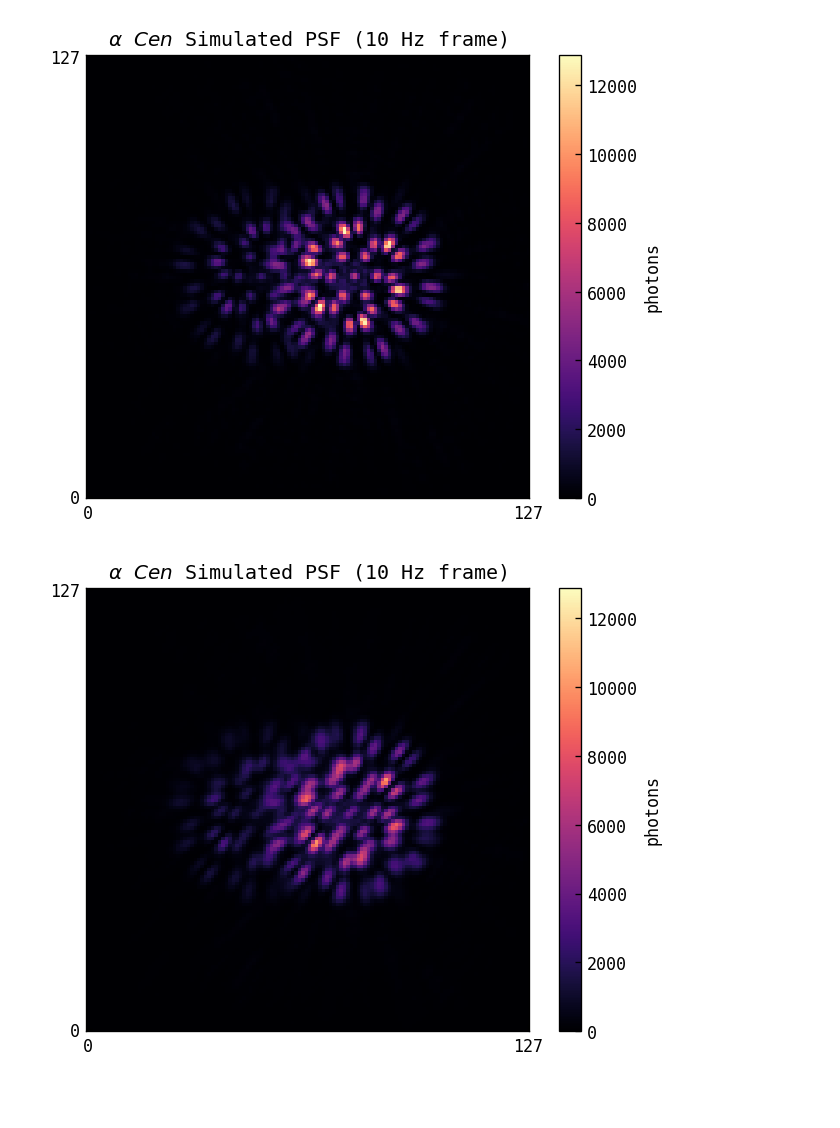
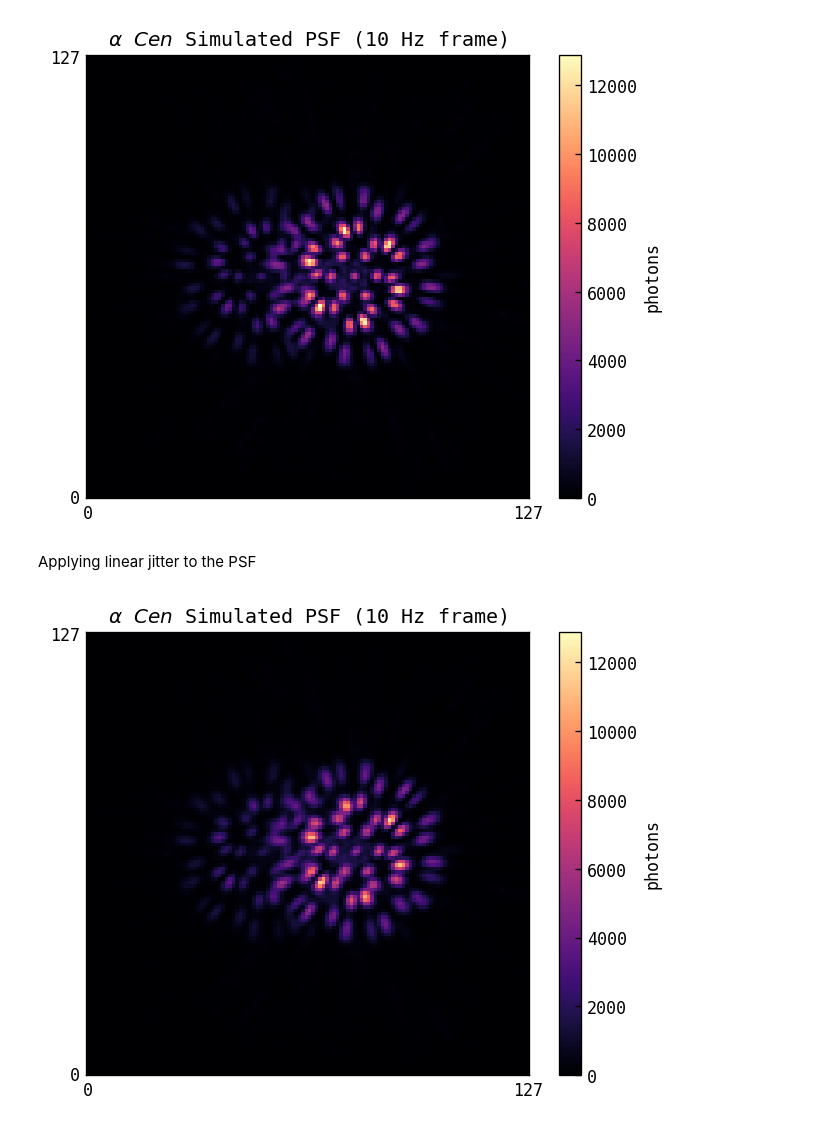
Before and after one commit to maxecharles/toliman-phd, a Jupyter notebook: main.ipynb, the cells around one changed output. Cells and saved outputs as stored; diff of their text form; code cells hidden in the pictures; blank space fills up the shorter version.

```diff
--- a/main.ipynb
+++ b/main.ipynb
@@ -38,17 +41,19 @@ fig.colorbar(c, ax=ax1, label ='photons')
 plt.show()
 # %% [output]
 [figure]
+# %% [markdown]
+Applying linear jitter to the PSF
 # %%
-JitPSF = obj.AddJitter(PSF, 2)
+JitPSF = alphacen.linear_jitter(PSF, radius=2, theta=45., im_size=13)
 
 # plotting plot
-fig, (ax1)= plt.subplots()
+fig, ax1 = plt.subplots()
 c = ax1.imshow(JitPSF, cmap='magma', vmin=0, vmax=PSF.max())
 ax1.set(title=r'$\alpha$ $Cen$ Simulated PSF (10 Hz frame)',
         xticks=[0, PSF.shape[0] - 1],
         yticks=[0, PSF.shape[1] - 1],
         )
 fig.colorbar(c, ax=ax1, label ='photons')
 plt.show()
 # %% [output]
-[figure, old version]
+[figure, new version]
```
Also changed, not shown: parts of 3 cells of this notebook, 1 other file.
